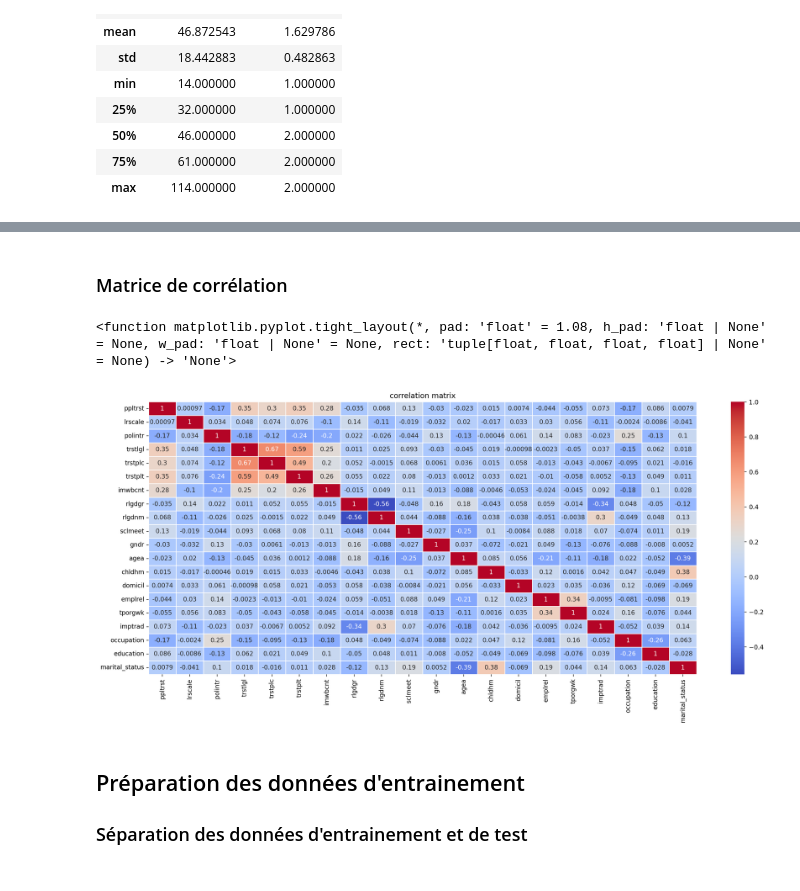
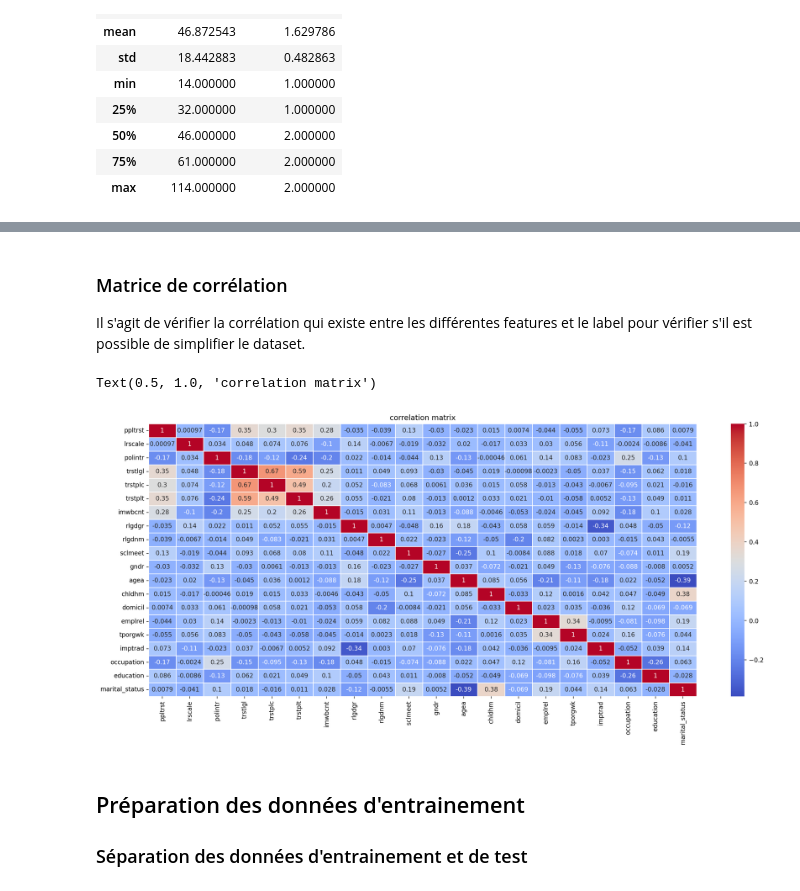
Before and after one commit to francisbonheur/alyra_projet_deep_learning, a Jupyter notebook: ML_detection_valeur_famille.ipynb, the cells around one changed output, grey strips where cells are left out. Drawn from its saved outputs; the diff is of its cells as text; code cells hidden in the pictures.

```diff
--- a/ML_detection_valeur_famille.ipynb
+++ b/ML_detection_valeur_famille.ipynb
@@ -90,7 +98,7 @@ memory usage: 133.6+ MB
 missing_values_dict = {
     'polintr': [7, 8, 9],
     'rlgdgr': [77, 88, 99],
-    'rlgdnm': [77, 88, 99],
+    'rlgdnm': [66,77, 88, 99],
     'sclmeet': [77, 88, 99],
     'gndr': [9],
     'agea': [999],
@@ -127,5 +135,6 @@ missing_values_dict = {
 
 data_without_no_reponse_codes = data_without_useless_labels.replace(missing_values_dict, np.nan)
 
-data_without_no_reponse_codes.info()
+for column in data_without_useless_labels.columns:
+  print(f"Colonne : {column} - Cardinalité avant traitement : {len(data_without_useless_labels[column].unique())} -  Cardinalité après traitement : {len(data_without_no_reponse_codes[column].unique())}")
 # %% [output]
@@ -263,7 +281,7 @@ def get_code(code_as_int):
 
     return str(code_as_int).split('.')[0].zfill(4)
 
-data.loc[:, 'occupation_code'] = data.apply(
+data['occupation_code'] = data.apply(
     lambda row: isco08_to_isco88(get_code(row['isco08'])) if pd.notnull(row['isco08']) else get_code(row['iscoco']),
     axis=1
 )
@@ -275,7 +293,5 @@ print(f"Nombre de lignes sans l'information de la profession après feature engi
 data['occupation'] = data['occupation_code'].str[0]
 
 data = data.drop(columns=['occupation_code', 'isco08', 'iscoco'], axis=1)
-
-data
 # %% [output]
 Nombre de lignes sans l'information de la profession (colonnes isco08 et iscoco vides) : 52378
@@ -590,14 +585,15 @@ Analyse descriptive des données catégorielles
-# %% [markdown]
-### Matrice de corrélation
+# %% [markdown]
+### Matrice de corrélation
+
+Il s'agit de vérifier la corrélation qui existe entre les différentes features et le label pour vérifier s'il est possible de simplifier le dataset.
 # %%
 plt.figure(figsize=(20,8))
 correlation_matrix = balanced_data.corr()
 sns.heatmap(correlation_matrix, annot =True, cmap='coolwarm', linewidths=0.5)
 plt.title('correlation matrix')
-plt.tight_layout
 # %% [output]
-<function matplotlib.pyplot.tight_layout(*, pad: 'float' = 1.08, h_pad: 'float | None' = None, w_pad: 'float | None' = None, rect: 'tuple[float, float, float, float] | None' = None) -> 'None'>
+Text(0.5, 1.0, 'correlation matrix')
-[figure, old version]
+[figure, new version]
 # %% [markdown]
 ## Préparation des données d'entrainement
 
```
Also changed, not shown: parts of 20 cells of this notebook.
